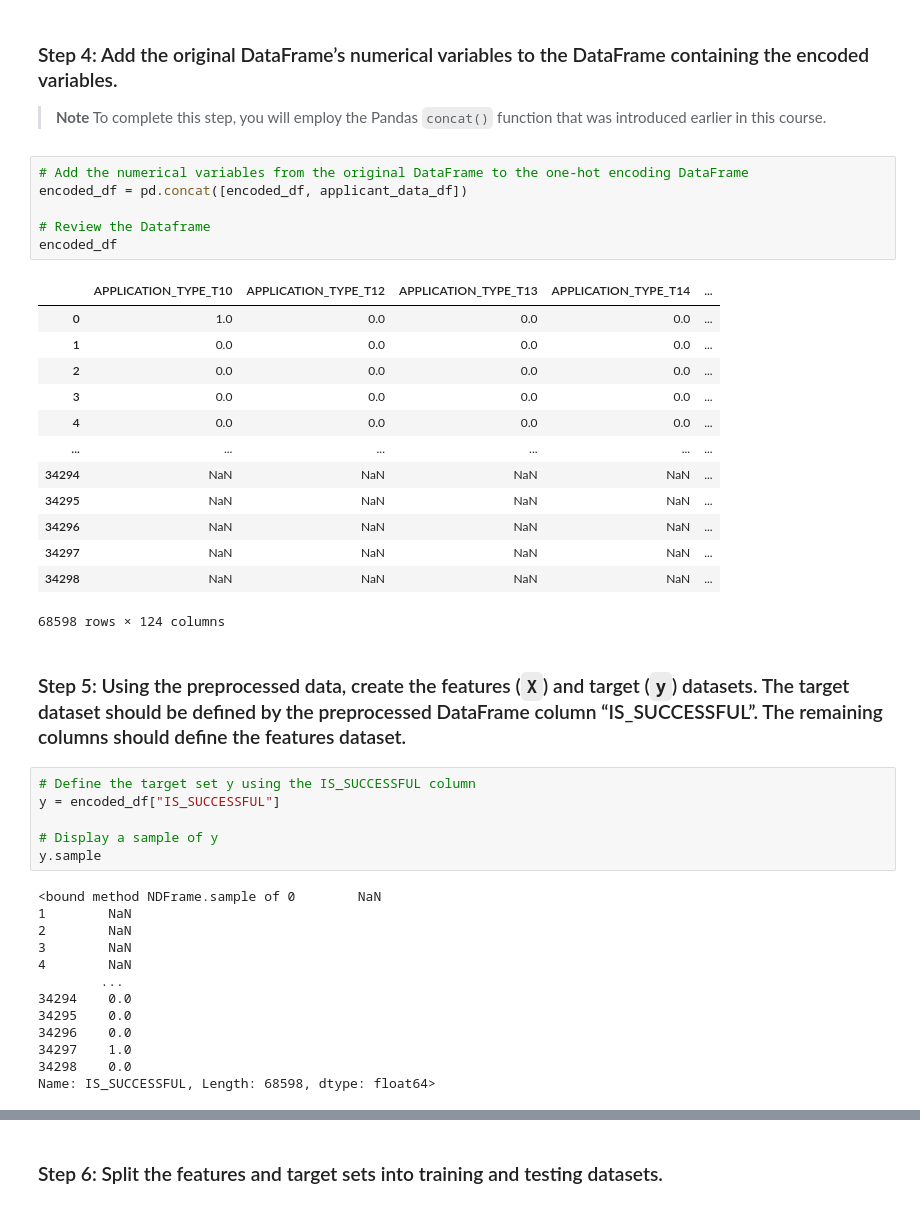
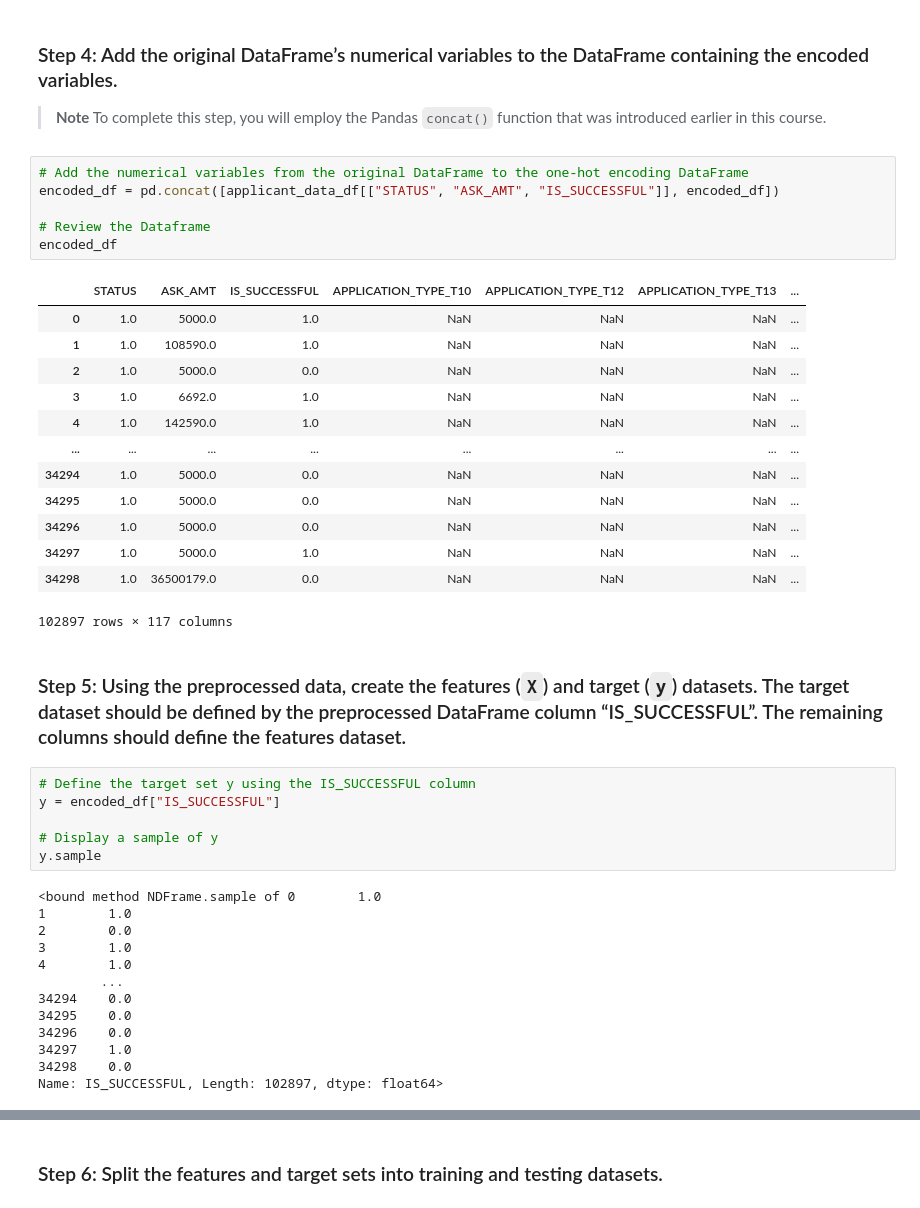
Before and after one commit to TracyMichael/Module-Challenge-13, a Jupyter notebook: GC_venture_funding_with_deep_learning.ipynb, the cells around one changed output, grey strips where cells are left out. Cells and saved outputs as stored; diff of their text form.

```diff
--- a/GC_venture_funding_with_deep_learning.ipynb
+++ b/GC_venture_funding_with_deep_learning.ipynb
@@ -202,24 +202,24 @@ encoded_df.head()
 > **Note** To complete this step, you will employ the Pandas `concat()` function that was introduced earlier in this course.
 # %%
 # Add the numerical variables from the original DataFrame to the one-hot encoding DataFrame
-encoded_df = pd.concat([encoded_df, applicant_data_df])
+encoded_df = pd.concat([applicant_data_df[["STATUS", "ASK_AMT", "IS_SUCCESSFUL"]], encoded_df])
 
 # Review the Dataframe
 encoded_df
 # %% [output]
-|  | APPLICATION_TYPE_T10 | APPLICATION_TYPE_T12 | APPLICATION_TYPE_T13 | APPLICATION_TYPE_T14 | ... |
-| 0 | 1.0 | 0.0 | 0.0 | 0.0 | ... |
-| 1 | 0.0 | 0.0 | 0.0 | 0.0 | ... |
-| 2 | 0.0 | 0.0 | 0.0 | 0.0 | ... |
-| 3 | 0.0 | 0.0 | 0.0 | 0.0 | ... |
-| 4 | 0.0 | 0.0 | 0.0 | 0.0 | ... |
-| ... | ... | ... | ... | ... | ... |
-| 34294 | NaN | NaN | NaN | NaN | ... |
-| 34295 | NaN | NaN | NaN | NaN | ... |
-| 34296 | NaN | NaN | NaN | NaN | ... |
-| 34297 | NaN | NaN | NaN | NaN | ... |
-| 34298 | NaN | NaN | NaN | NaN | ... |
+|  | STATUS | ASK_AMT | IS_SUCCESSFUL | APPLICATION_TYPE_T10 | APPLICATION_TYPE_T12 | APPLICATION_TYPE_T13 | ... |
+| 0 | 1.0 | 5000.0 | 1.0 | NaN | NaN | NaN | ... |
+| 1 | 1.0 | 108590.0 | 1.0 | NaN | NaN | NaN | ... |
+| 2 | 1.0 | 5000.0 | 0.0 | NaN | NaN | NaN | ... |
+| 3 | 1.0 | 6692.0 | 1.0 | NaN | NaN | NaN | ... |
+| 4 | 1.0 | 142590.0 | 1.0 | NaN | NaN | NaN | ... |
+| ... | ... | ... | ... | ... | ... | ... | ... |
+| 34294 | 1.0 | 5000.0 | 0.0 | NaN | NaN | NaN | ... |
+| 34295 | 1.0 | 5000.0 | 0.0 | NaN | NaN | NaN | ... |
+| 34296 | 1.0 | 5000.0 | 0.0 | NaN | NaN | NaN | ... |
+| 34297 | 1.0 | 5000.0 | 1.0 | NaN | NaN | NaN | ... |
+| 34298 | 1.0 | 36500179.0 | 0.0 | NaN | NaN | NaN | ... |
-68598 rows × 124 columns
+102897 rows × 117 columns
 # %% [markdown]
 ### Step 5: Using the preprocessed data, create the features (`X`) and target (`y`) datasets. The target dataset should be defined by the preprocessed DataFrame column “IS_SUCCESSFUL”. The remaining columns should define the features dataset.
 # %%
@@ -229,18 +229,18 @@ y = encoded_df["IS_SUCCESSFUL"]
 # Display a sample of y
 y.sample
 # %% [output]
-<bound method NDFrame.sample of 0        NaN
-1        NaN
-2        NaN
-3        NaN
-4        NaN
+<bound method NDFrame.sample of 0        1.0
+1        1.0
+2        0.0
+3        1.0
+4        1.0
         ...
 34294    0.0
 34295    0.0
 34296    0.0
 34297    1.0
 34298    0.0
-Name: IS_SUCCESSFUL, Length: 68598, dtype: float64>
+Name: IS_SUCCESSFUL, Length: 102897, dtype: float64>
 # %%
 # Define features set X by selecting all columns but IS_SUCCESSFUL
 X = encoded_df.drop(columns="IS_SUCCESSFUL")
```
Also changed, not shown: parts of 5 cells of this notebook.
